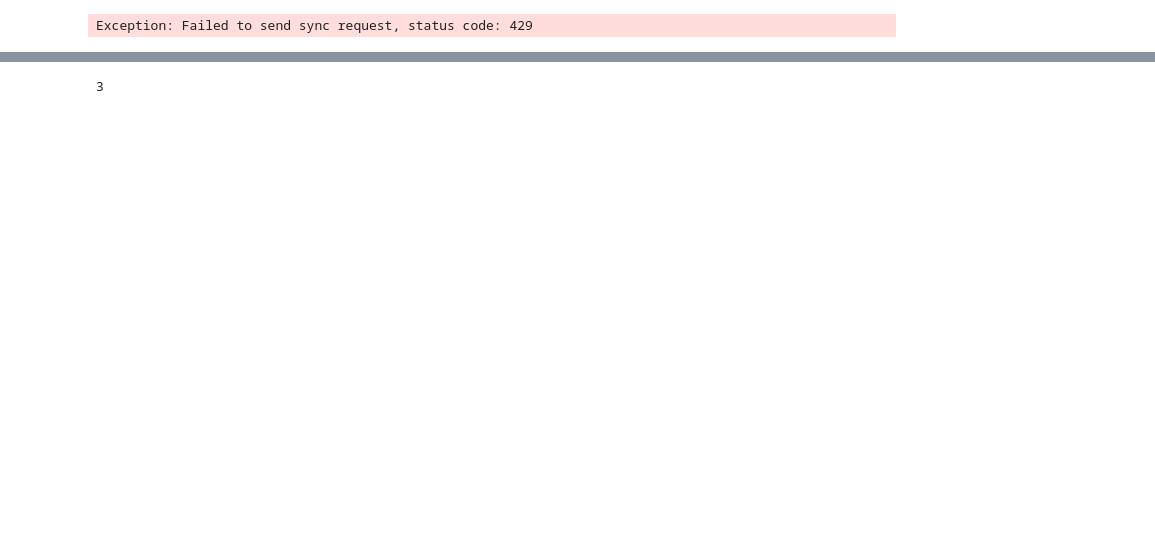
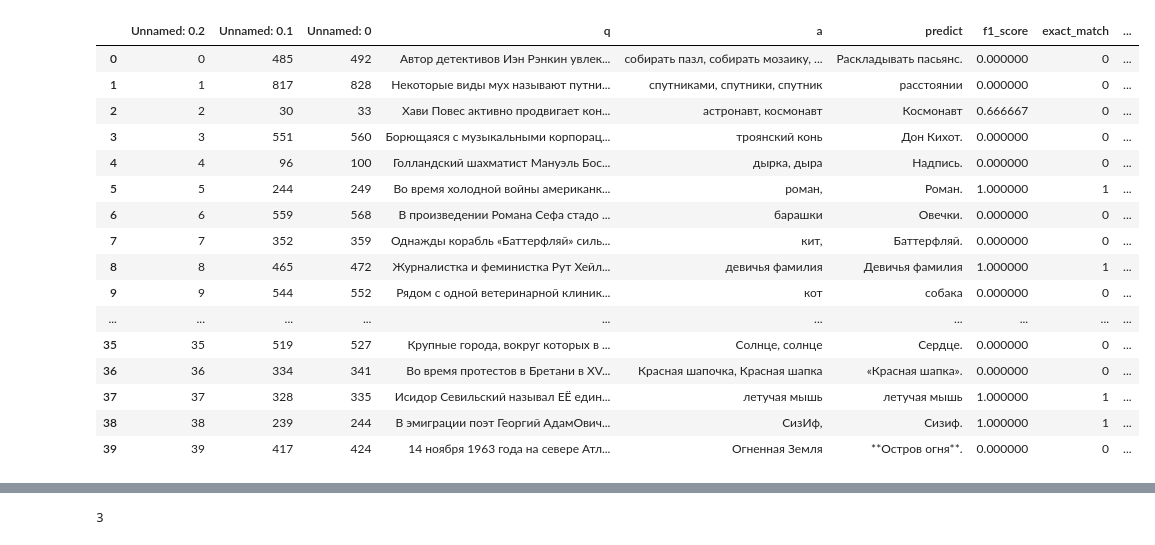
Before and after one commit to Walden-ea/chgk_llm, a Jupyter notebook: get_metric.ipynb, the cells around one changed output, grey strips where cells are left out. Drawn from its saved outputs; the diff is of its cells as text; code cells hidden in the pictures; blank space fills up the shorter version.

```diff
--- a/get_metric.ipynb
+++ b/get_metric.ipynb
@@ -124,8 +129,24 @@ df
 # %%
-df['answer_checked_2'] = df.progress_apply(func, axis=1)
+df['answer_cot_check'] = df.progress_apply(func, axis=1)
 df
 # %% [output]
-Exception: Failed to send sync request, status code: 429
+|  | Unnamed: 0.2 | Unnamed: 0.1 | Unnamed: 0 | q | a | predict | f1_score | exact_match | ... |
+| 0 | 0 | 485 | 492 | Автор детективов Иэн Рэнкин увлек... | собирать пазл, собирать мозаику, ... | Раскладывать пасьянс. | 0.000000 | 0 | ... |
+| 1 | 1 | 817 | 828 | Некоторые виды мух называют путни... | спутниками, спутники, спутник | расстоянии | 0.000000 | 0 | ... |
+| 2 | 2 | 30 | 33 | Хави Повес активно продвигает кон... | астронавт, космонавт | Космонавт | 0.666667 | 0 | ... |
+| 3 | 3 | 551 | 560 | Борющаяся с музыкальными корпорац... | троянский конь | Дон Кихот. | 0.000000 | 0 | ... |
+| 4 | 4 | 96 | 100 | Голландский шахматист Мануэль Бос... | дырка, дыра | Надпись. | 0.000000 | 0 | ... |
+| 5 | 5 | 244 | 249 | Во время холодной войны американк... | роман, | Роман. | 1.000000 | 1 | ... |
+| 6 | 6 | 559 | 568 | В произведении Романа Сефа стадо ... | барашки | Овечки. | 0.000000 | 0 | ... |
+| 7 | 7 | 352 | 359 | Однажды корабль «Баттерфляй» силь... | кит, | Баттерфляй. | 0.000000 | 0 | ... |
+| 8 | 8 | 465 | 472 | Журналистка и феминистка Рут Хейл... | девичья фамилия | Девичья фамилия | 1.000000 | 1 | ... |
+| 9 | 9 | 544 | 552 | Рядом с одной ветеринарной клиник... | кот | собака | 0.000000 | 0 | ... |
+| ... | ... | ... | ... | ... | ... | ... | ... | ... | ... |
+| 35 | 35 | 519 | 527 | Крупные города, вокруг которых в ... | Солнце, солнце | Сердце. | 0.000000 | 0 | ... |
+| 36 | 36 | 334 | 341 | Во время протестов в Бретани в XV... | Красная шапочка, Красная шапка | «Красная шапка». | 0.000000 | 0 | ... |
+| 37 | 37 | 328 | 335 | Исидор Севильский называл ЕЁ един... | летучая мышь | летучая мышь | 1.000000 | 1 | ... |
+| 38 | 38 | 239 | 244 | В эмиграции поэт Георгий АдамОвич... | СизИф, | Сизиф. | 1.000000 | 1 | ... |
+| 39 | 39 | 417 | 424 | 14 ноября 1963 года на севере Атл... | Огненная Земля | **Остров огня**. | 0.000000 | 0 | ... |
 # %%
 df
 # %% [output]
```
Also changed, not shown: parts of 10 cells of this notebook, 3 other files.
